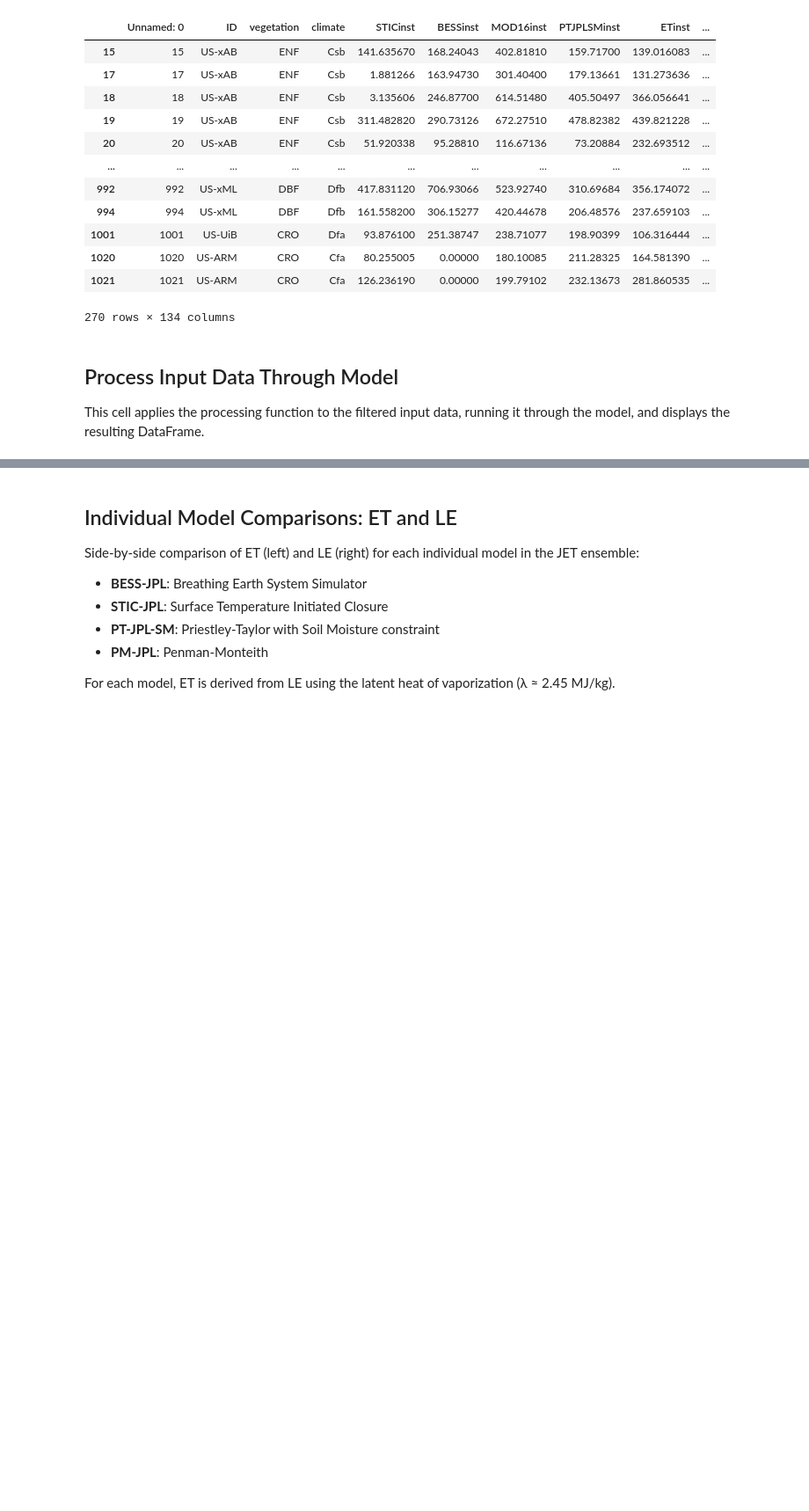
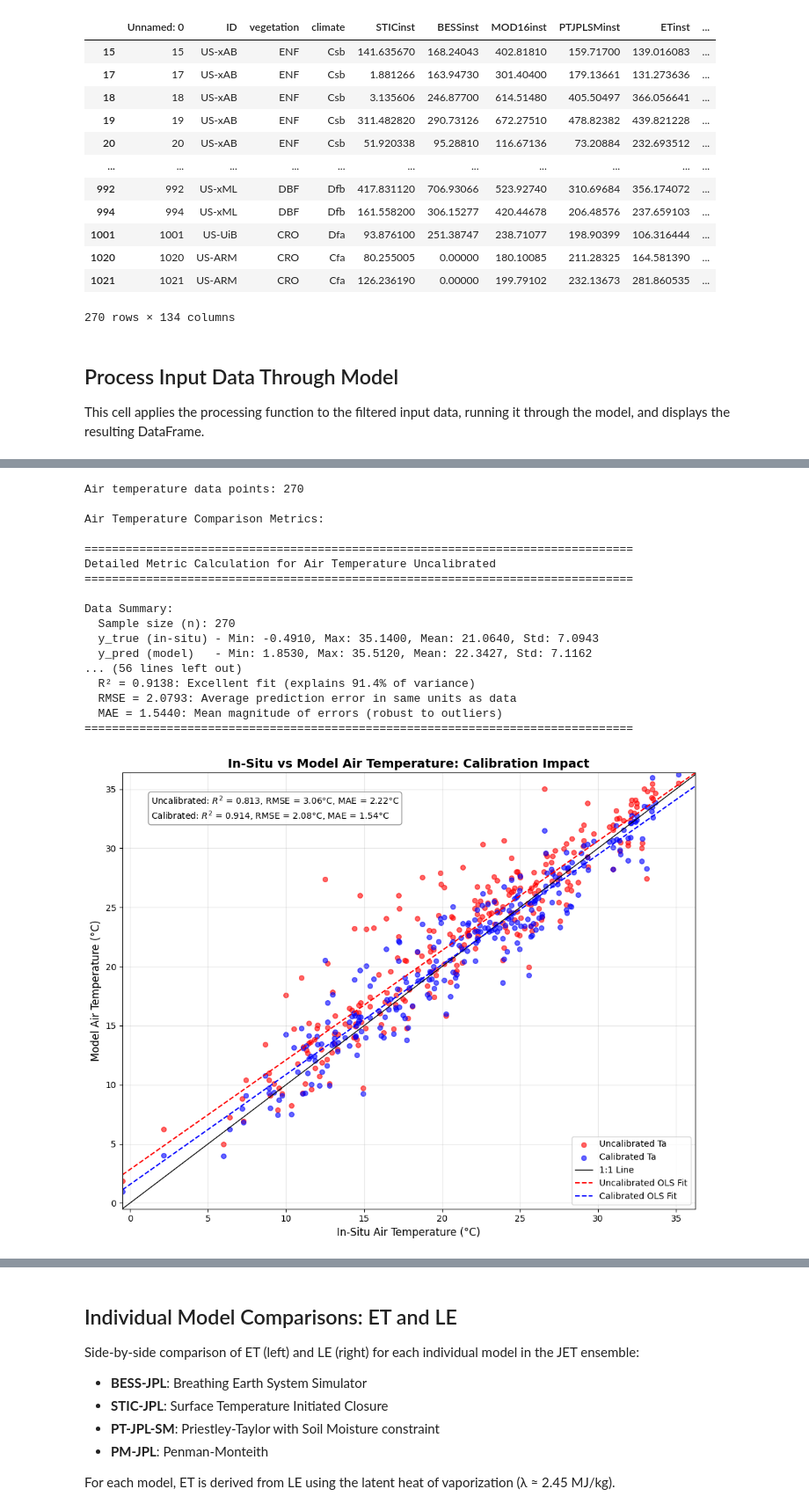
Before and after one commit to gregory-halverson-jpl/JET3, a Jupyter notebook: notebooks/ECOv003 JET Accuracy with ECOv002 Cal-Val RH vs ET.ipynb, the cells around one changed output, grey strips where cells are left out. Shown at 88% size. Saved outputs shown, nothing was run; the diff lists cells and outputs as text; code cells hidden in the pictures; blank space fills up the shorter version.

```diff
--- a/notebooks/ECOv003 JET Accuracy with ECOv002 Cal-Val RH vs ET.ipynb
+++ b/notebooks/ECOv003 JET Accuracy with ECOv002 Cal-Val RH vs ET.ipynb
@@ -320,0 +643,76 @@ AttributeError: 'NotImplementedType' object has no attribute 'reindex_like'
+# %%
+# Scatter plot: In-Situ Ta vs Uncalibrated/Calibrated Ta
+fig, ax = plt.subplots(figsize=(10, 8))
+
+# Get air temperature data
+insitu_ta = Ta_C_df['In-Situ Ta (°C)']
+uncal_ta = Ta_C_df['Uncalibrated Ta (°C)']
+cal_ta = Ta_C_df['Calibrated Ta (°C)']
+
+print(f"Air temperature data points: {len(insitu_ta)}")
+
+# Scatter plots
+ax.scatter(insitu_ta, uncal_ta, c='red', s=30, alpha=0.6, label='Uncalibrated Ta')
+ax.scatter(insitu_ta, cal_ta, c='blue', s=30, alpha=0.6, label='Calibrated Ta')
+
+# 1:1 line
+min_val = min(insitu_ta.min(), uncal_ta.min(), cal_ta.min())
+max_val = max(insitu_ta.max(), uncal_ta.max(), cal_ta.max())
+ax.plot([min_val, max_val], [min_val, max_val], 'k-', linewidth=1, label='1:1 Line')
+
+# OLS regression line for uncalibrated
+coefs_uncal = np.polyfit(insitu_ta, uncal_ta, 1)
+ols_x = np.array([min_val, max_val])
+ols_y_uncal = coefs_uncal[0] * ols_x + coefs_uncal[1]
+ax.plot(ols_x, ols_y_uncal, 'r--', linewidth=1.5, label='Uncalibrated OLS Fit')
+
+# OLS regression line for calibrated
+coefs_cal = np.polyfit(insitu_ta, cal_ta, 1)
+ols_y_cal = coefs_cal[0] * ols_x + coefs_cal[1]
+ax.plot(ols_x, ols_y_cal, 'b--', linewidth=1.5, label='Calibrated OLS Fit')
+
+# Calculate R² and RMSE
+print("\nAir Temperature Comparison Metrics:")
+r2_uncal_ta, rmse_uncal_ta, mae_uncal_ta = print_metric_calculation(insitu_ta, uncal_ta, "Air Temperature Uncalibrated")
+r2_cal_ta, rmse_cal_ta, mae_cal_ta = print_metric_calculation(insitu_ta, cal_ta, "Air Temperature Calibrated")
+
+# Add statistics text box
+stats_text = f"Uncalibrated: $R^2$ = {r2_uncal_ta:.3f}, RMSE = {rmse_uncal_ta:.2f}°C, MAE = {mae_uncal_ta:.2f}°C\n"
+stats_text += f"Calibrated: $R^2$ = {r2_cal_ta:.3f}, RMSE = {rmse_cal_ta:.2f}°C, MAE = {mae_cal_ta:.2f}°C"
+ax.annotate(stats_text, xy=(0.05, 0.95), xycoords='axes fraction',
+            ha='left', va='top', fontsize=10,
+            bbox=dict(boxstyle='round', fc='white', ec='gray', alpha=0.8))
+
+ax.set_xlabel('In-Situ Air Temperature (°C)', fontsize=12)
+ax.set_ylabel('Model Air Temperature (°C)', fontsize=12)
+ax.set_title('In-Situ vs Model Air Temperature: Calibration Impact', fontsize=14, fontweight='bold')
+ax.legend(loc='lower right')
+ax.grid(True, alpha=0.3)
+ax.autoscale(tight=True)
+
+plt.tight_layout()
+
+if SAVE_PLOTS:
+    plt.savefig('Insitu_vs_Model_Air_Temperature.jpeg', format='jpeg', bbox_inches='tight', dpi=150)
+    plt.savefig('Insitu_vs_Model_Air_Temperature.svg', format='svg', bbox_inches='tight')
+
+plt.show()
+# %% [output]
+Air temperature data points: 270
+
+Air Temperature Comparison Metrics:
+
+================================================================================
+Detailed Metric Calculation for Air Temperature Uncalibrated
+================================================================================
+
+Data Summary:
+  Sample size (n): 270
+  y_true (in-situ) - Min: -0.4910, Max: 35.1400, Mean: 21.0640, Std: 7.0943
+  y_pred (model)   - Min: 1.8530, Max: 35.5120, Mean: 22.3427, Std: 7.1162
+... (56 lines left out)
+  R² = 0.9138: Excellent fit (explains 91.4% of variance)
+  RMSE = 2.0793: Average prediction error in same units as data
+  MAE = 1.5440: Mean magnitude of errors (robust to outliers)
+================================================================================
+[figure, added]
```
Also changed, not shown: parts of 33 cells of this notebook, 1 other file.
